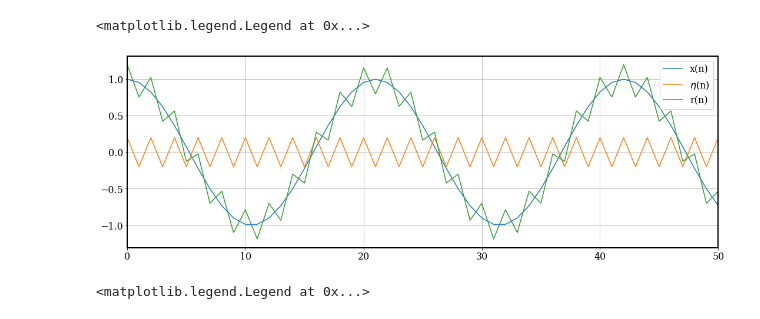
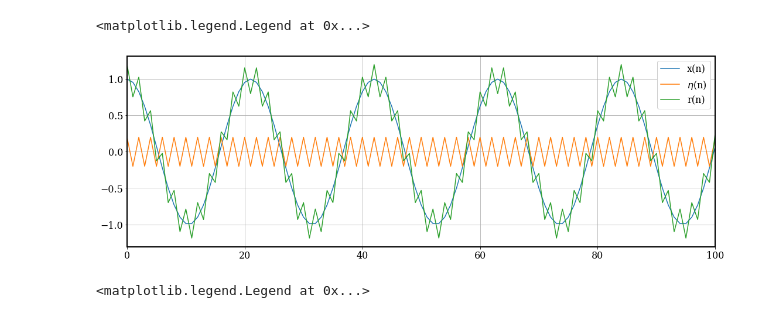
Before and after one commit to moisesoliveira08/Digital-Signal-Processing---UFCG, a Jupyter notebook: overlapp_and_sum.ipynb, the cells around one changed output. Drawn from its saved outputs; the diff is of its cells as text; code cells hidden in the pictures.

```diff
--- a/overlapp_and_sum.ipynb
+++ b/overlapp_and_sum.ipynb
@@ -9,26 +9,26 @@ pi = np.pi
 # %%
 M = 5096
 L = 128
 n = np.linspace(0, M-1, M)
 x_n = np.cos(2*pi*n/21)
 eta_n = 0.2*(-1)**n
 r_n = x_n + eta_n
 h = 0.5*unit_impulse(2) + 0.5*unit_impulse(2,1) ## impulse response
 
 figure = plt.figure(figsize = (18, 6))
 font = {'family' : 'serif',
         'weight' : 'normal',
         'size'   : 16}
 plt.rc('font', **font)
 plt.rc('axes', linewidth=2)
 plt.grid(True)
 plt.plot(n, x_n, label = 'x(n)')
 plt.plot(n, eta_n, label = '$\eta$' + '(n)')
 plt.plot(n, r_n, label = 'r(n)')
-plt.xlim(0, 50)
+plt.xlim(0, 100)
 plt.legend(loc = 'upper right', framealpha = 1)
 # %% [output]
 <matplotlib.legend.Legend at 0x...>
-[figure, old version]
+[figure, new version]
 # %%
 N_ = int(np.floor(M/L)) ## number of blocks
```
Also changed, not shown: parts of 1 cell of this notebook.
